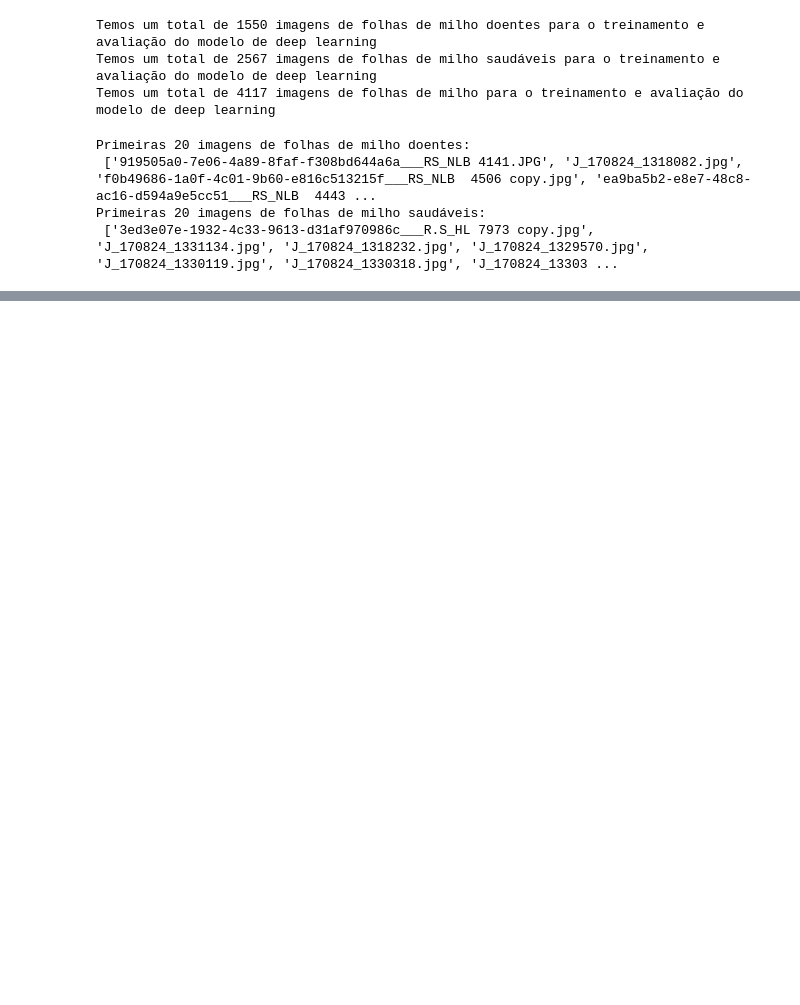
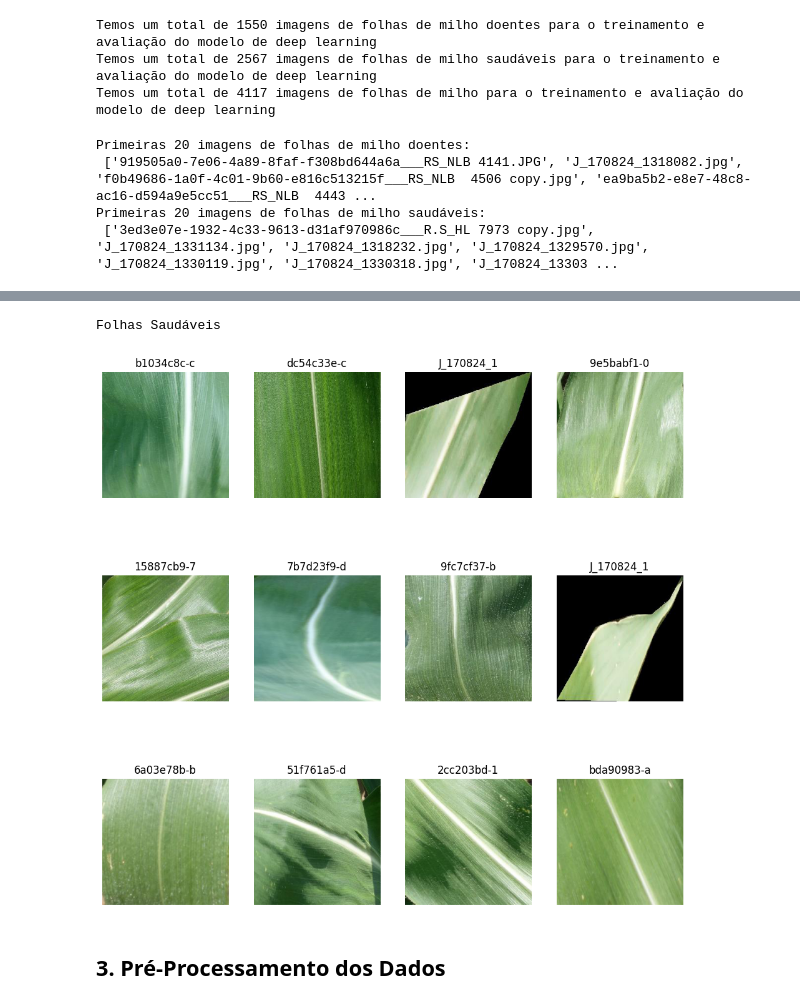
Before and after one commit to joserobertofox/datascience, a Jupyter notebook: MVP2_DL_Visão_Computacional.ipynb, the cells around one changed output, grey strips where cells are left out. Drawn from its saved outputs; the diff is of its cells as text; code cells hidden in the pictures; blank space fills up the shorter version.

```diff
--- a/MVP2_DL_Visão_Computacional.ipynb
+++ b/MVP2_DL_Visão_Computacional.ipynb
@@ -200,0 +276,23 @@ df.head(20)
+# %%
+# Plotando 12 imagens de folhas saudáveis
+fig = plt.gcf()
+fig.set_size_inches(3*4, 3*4)
+
+# Visualizando apenas 12 imagens
+print("Folhas Saudáveis")
+for i in range(12):
+
+    sample = np.random.choice(images1)
+    img_path =path1+sample
+    sp = plt.subplot(3, 4, i + 1)
+    sp.axis('Off')
+    img = mpimg.imread(img_path)
+    plt.imshow(img)
+    plt.title(sample[:10])
+
+plt.show()
+# %% [output]
+Folhas Saudáveis
+[figure, added]
+# %% [markdown]
+## **3. Pré-Processamento dos Dados**
```
Also changed, not shown: parts of 14 cells of this notebook.
